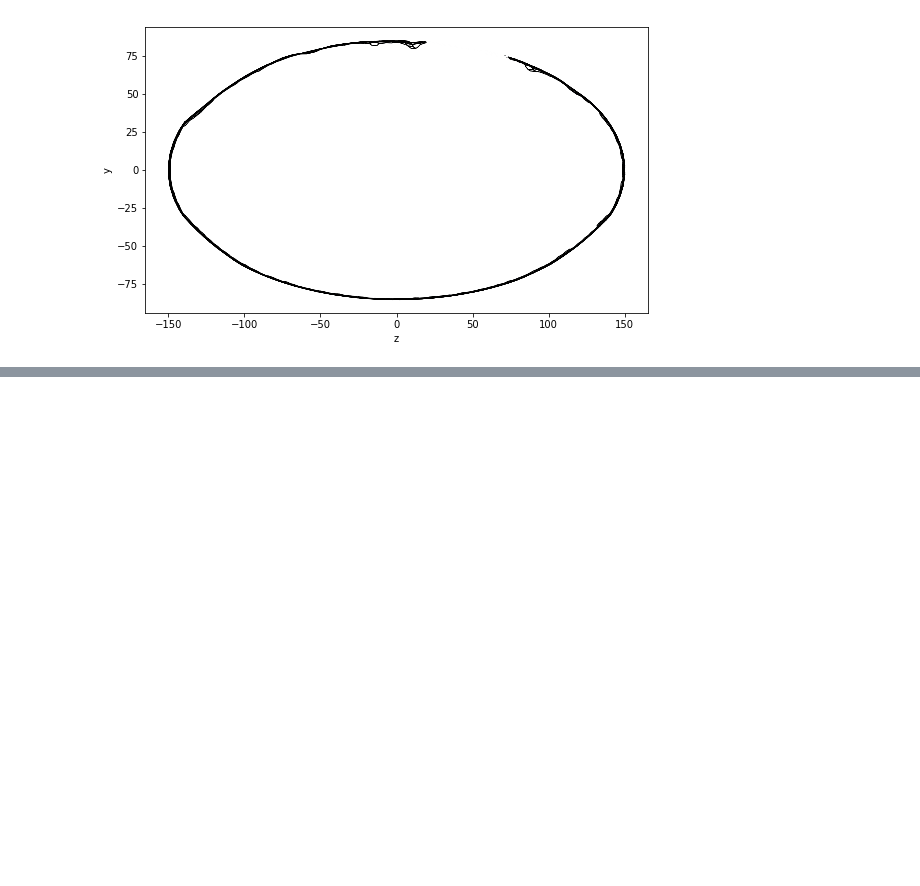
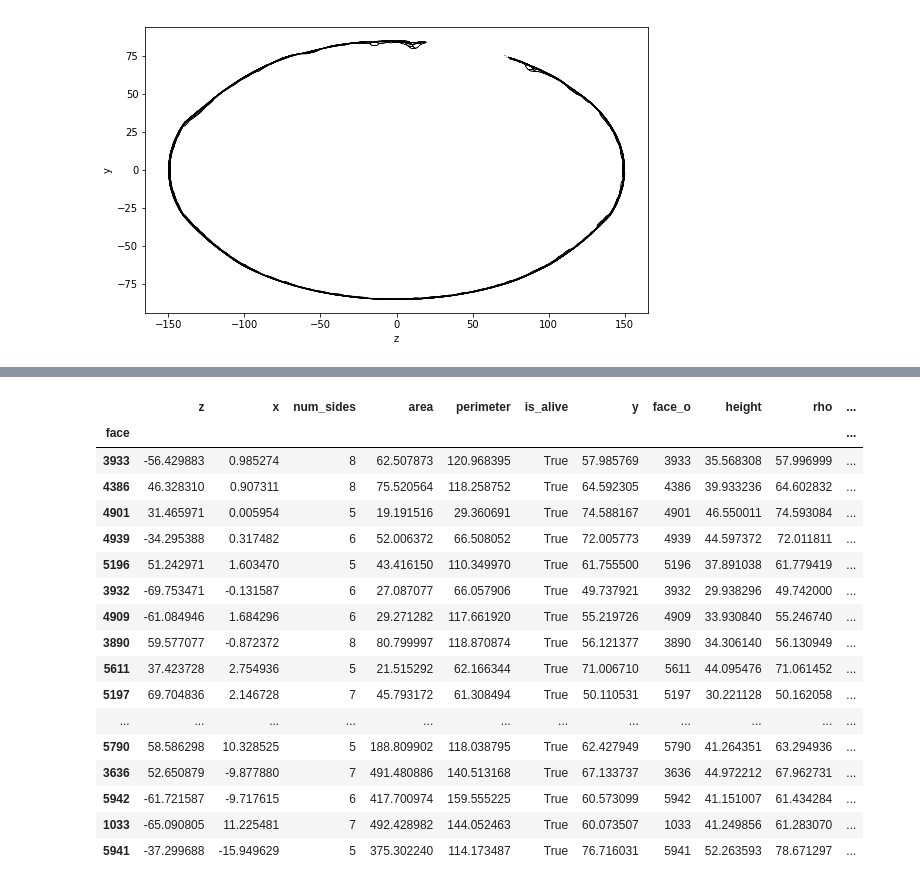
Before and after one commit to suzannelab/invagination, a Jupyter notebook: notebooks/EmbryoExaminer.ipynb, the cells around one changed output, grey strips where cells are left out. Cells and saved outputs as stored; diff of their text form; code cells hidden in the pictures; blank space fills up the shorter version.

```diff
--- a/notebooks/EmbryoExaminer.ipynb
+++ b/notebooks/EmbryoExaminer.ipynb
@@ -382,0 +471,21 @@ plt.savefig('../TEST5_simul_15_coupe_50.png', dpi = 300)
+# %%
+sheet.face_df[(sheet.face_df['is_mesoderm']==False) & (sheet.face_df.area_elasticity == 0.01)].sort_values(by=['contractility'], ascending=False)
+# %% [output]
+|  | z | x | num_sides | area | perimeter | is_alive | y | face_o | height | rho | ... |
+| face |  |  |  |  |  |  |  |  |  |  | ... |
+| 3933 | -56.429883 | 0.985274 | 8 | 62.507873 | 120.968395 | True | 57.985769 | 3933 | 35.568308 | 57.996999 | ... |
+| 4386 | 46.328310 | 0.907311 | 8 | 75.520564 | 118.258752 | True | 64.592305 | 4386 | 39.933236 | 64.602832 | ... |
+| 4901 | 31.465971 | 0.005954 | 5 | 19.191516 | 29.360691 | True | 74.588167 | 4901 | 46.550011 | 74.593084 | ... |
+| 4939 | -34.295388 | 0.317482 | 6 | 52.006372 | 66.508052 | True | 72.005773 | 4939 | 44.597372 | 72.011811 | ... |
+| 5196 | 51.242971 | 1.603470 | 5 | 43.416150 | 110.349970 | True | 61.755500 | 5196 | 37.891038 | 61.779419 | ... |
+| 3932 | -69.753471 | -0.131587 | 6 | 27.087077 | 66.057906 | True | 49.737921 | 3932 | 29.938296 | 49.742000 | ... |
+| 4909 | -61.084946 | 1.684296 | 6 | 29.271282 | 117.661920 | True | 55.219726 | 4909 | 33.930840 | 55.246740 | ... |
+| 3890 | 59.577077 | -0.872372 | 8 | 80.799997 | 118.870874 | True | 56.121377 | 3890 | 34.306140 | 56.130949 | ... |
+| 5611 | 37.423728 | 2.754936 | 5 | 21.515292 | 62.166344 | True | 71.006710 | 5611 | 44.095476 | 71.061452 | ... |
+| 5197 | 69.704836 | 2.146728 | 7 | 45.793172 | 61.308494 | True | 50.110531 | 5197 | 30.221128 | 50.162058 | ... |
+| ... | ... | ... | ... | ... | ... | ... | ... | ... | ... | ... | ... |
+| 5790 | 58.586298 | 10.328525 | 5 | 188.809902 | 118.038795 | True | 62.427949 | 5790 | 41.264351 | 63.294936 | ... |
+| 3636 | 52.650879 | -9.877880 | 7 | 491.480886 | 140.513168 | True | 67.133737 | 3636 | 44.972212 | 67.962731 | ... |
+| 5942 | -61.721587 | -9.717615 | 6 | 417.700974 | 159.555225 | True | 60.573099 | 5942 | 41.151007 | 61.434284 | ... |
+| 1033 | -65.090805 | 11.225481 | 7 | 492.428982 | 144.052463 | True | 60.073507 | 1033 | 41.249856 | 61.283070 | ... |
+| 5941 | -37.299688 | -15.949629 | 5 | 375.302240 | 114.173487 | True | 76.716031 | 5941 | 52.263593 | 78.671297 | ... |
```
Also changed, not shown: parts of 10 cells of this notebook, 5 other files.
